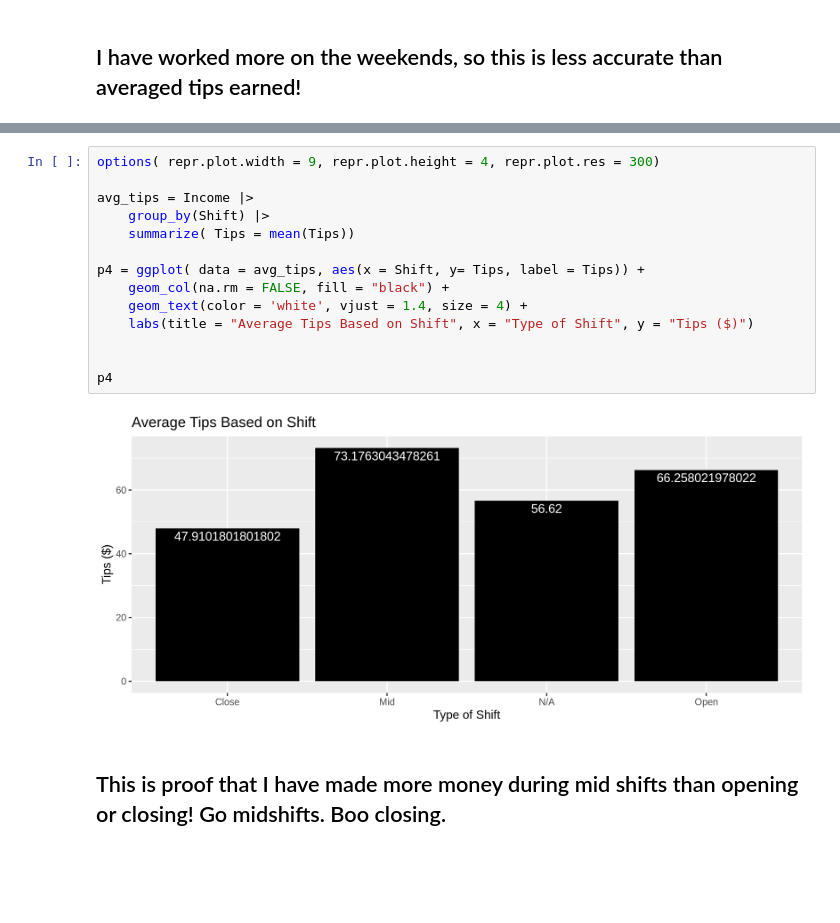
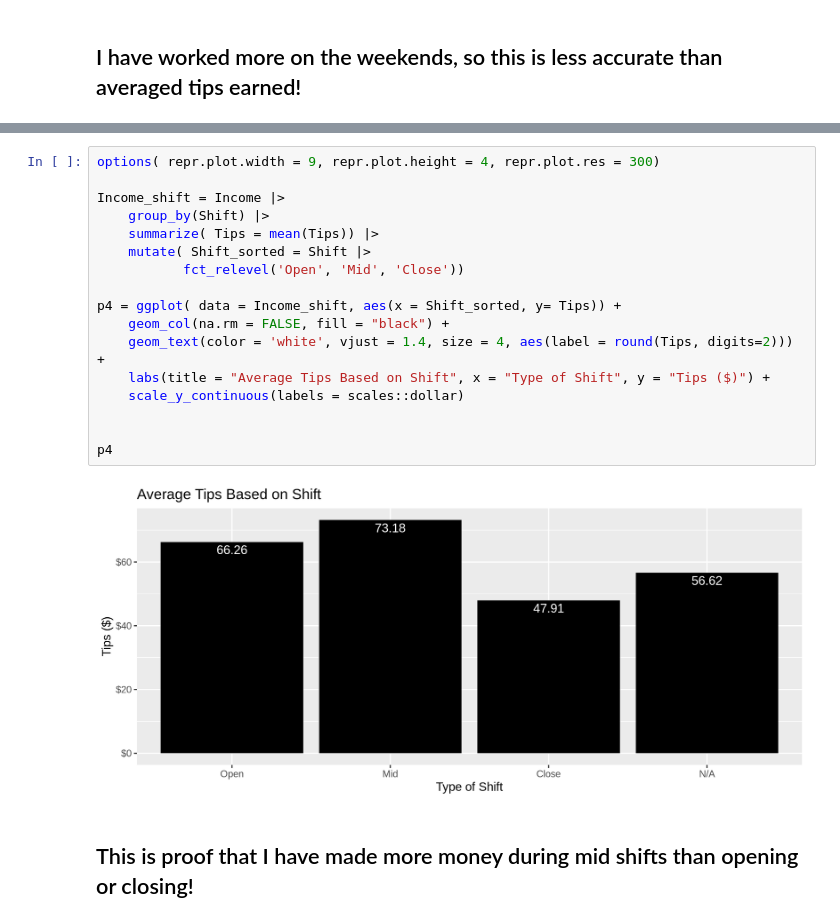
Before and after one commit to rcjones9/Budget, a Jupyter notebook: Income Visualizations.ipynb, the cells around one changed output, grey strips where cells are left out. Saved outputs shown, nothing was run; the diff lists cells and outputs as text; blank space fills up the shorter version.

```diff
--- a/Income Visualizations.ipynb
+++ b/Income Visualizations.ipynb
@@ -116,18 +130,21 @@ A tibble: 8 × 2
 # %%
 options( repr.plot.width = 9, repr.plot.height = 4, repr.plot.res = 300)
 
-avg_tips = Income |>
+Income_shift = Income |>
     group_by(Shift) |>
-    summarize( Tips = mean(Tips))
+    summarize( Tips = mean(Tips)) |>
+    mutate( Shift_sorted = Shift |>
+           fct_relevel('Open', 'Mid', 'Close'))
 
-p4 = ggplot( data = avg_tips, aes(x = Shift, y= Tips, label = Tips)) +
+p4 = ggplot( data = Income_shift, aes(x = Shift_sorted, y= Tips)) +
     geom_col(na.rm = FALSE, fill = "black") +
-    geom_text(color = 'white', vjust = 1.4, size = 4) +
-    labs(title = "Average Tips Based on Shift", x = "Type of Shift", y = "Tips ($)")
+    geom_text(color = 'white', vjust = 1.4, size = 4, aes(label = round(Tips, digits=2))) +
+    labs(title = "Average Tips Based on Shift", x = "Type of Shift", y = "Tips ($)") +
+    scale_y_continuous(labels = scales::dollar)
 
 
 p4
 # %% [output]
-[figure, old version]
+[figure, new version]
 # %% [markdown]
-## This is proof that I have made more money during mid shifts than opening or closing! Go midshifts. Boo closing.
+## This is proof that I have made more money during mid shifts than opening or closing!
```
Also changed, not shown: parts of 10 cells of this notebook.
